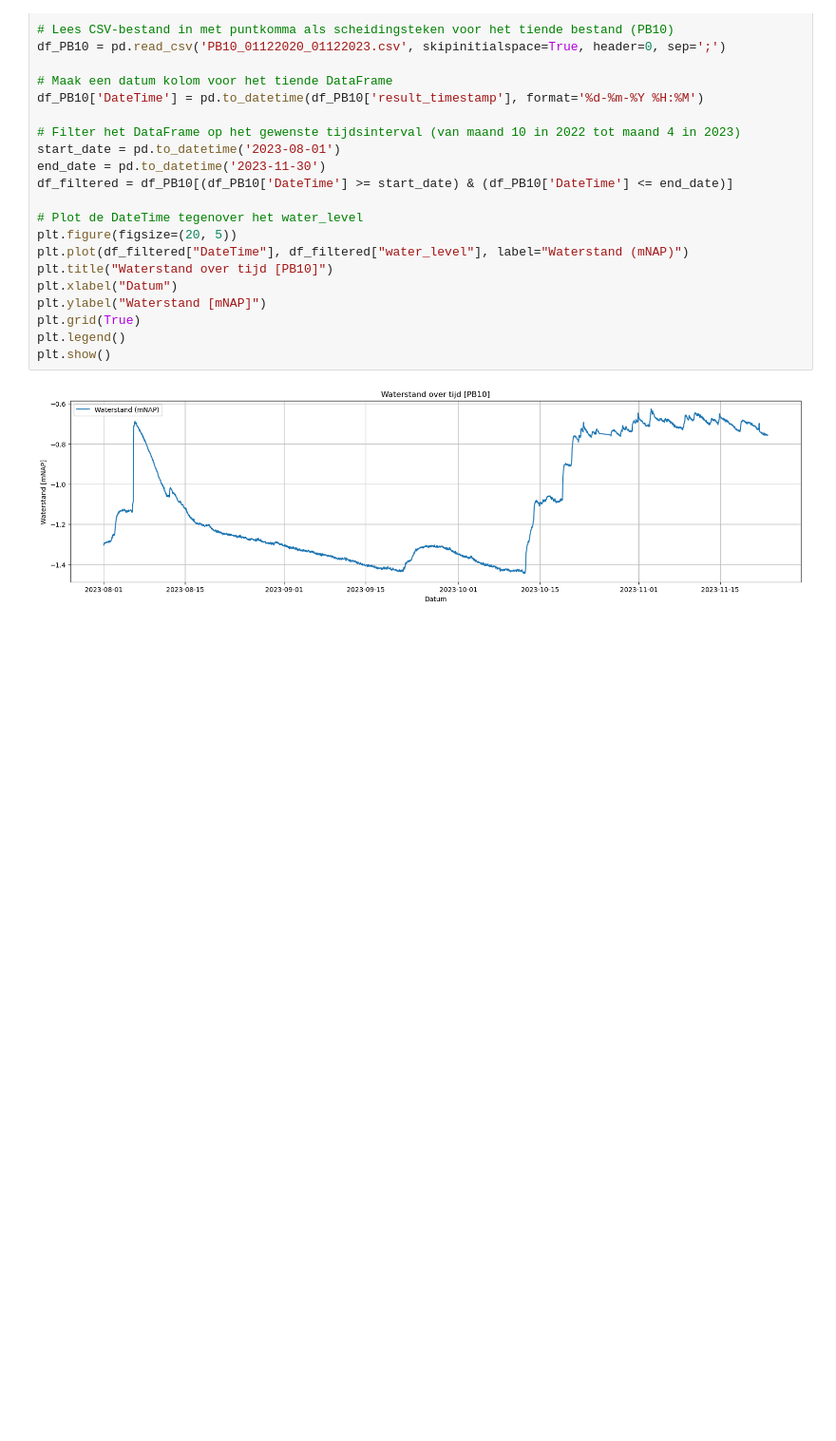
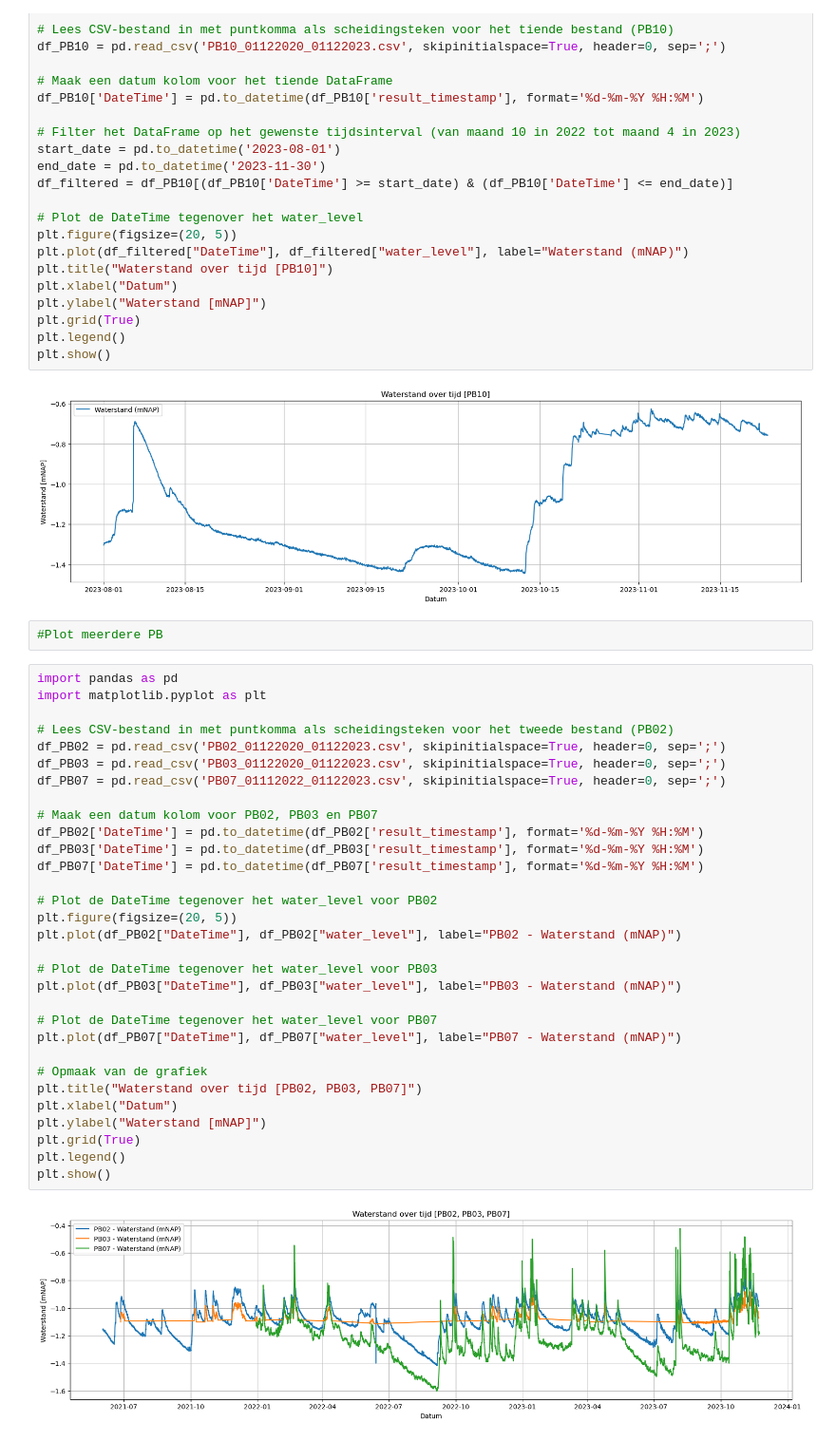
Before and after one commit to Dim277/Casus_waterbergende_weg, a Jupyter notebook: Peilbuizen_Plot.ipynb, the cells around one changed output. Shown at 95% size. Saved outputs shown, nothing was run; the diff lists cells and outputs as text; blank space fills up the shorter version.

```diff
--- a/Peilbuizen_Plot.ipynb
+++ b/Peilbuizen_Plot.ipynb
@@ -321,3 +321,38 @@ plt.legend()
 plt.show()
 # %% [output]
 [figure]
+# %%
+#Plot meerdere PB
+# %%
+import pandas as pd
+import matplotlib.pyplot as plt
+
+# Lees CSV-bestand in met puntkomma als scheidingsteken voor het tweede bestand (PB02)
+df_PB02 = pd.read_csv('PB02_01122020_01122023.csv', skipinitialspace=True, header=0, sep=';')
+df_PB03 = pd.read_csv('PB03_01122020_01122023.csv', skipinitialspace=True, header=0, sep=';')
+df_PB07 = pd.read_csv('PB07_01112022_01122023.csv', skipinitialspace=True, header=0, sep=';')
+
+# Maak een datum kolom voor PB02, PB03 en PB07
+df_PB02['DateTime'] = pd.to_datetime(df_PB02['result_timestamp'], format='%d-%m-%Y %H:%M')
+df_PB03['DateTime'] = pd.to_datetime(df_PB03['result_timestamp'], format='%d-%m-%Y %H:%M')
+df_PB07['DateTime'] = pd.to_datetime(df_PB07['result_timestamp'], format='%d-%m-%Y %H:%M')
+
+# Plot de DateTime tegenover het water_level voor PB02
+plt.figure(figsize=(20, 5))
+plt.plot(df_PB02["DateTime"], df_PB02["water_level"], label="PB02 - Waterstand (mNAP)")
+
+# Plot de DateTime tegenover het water_level voor PB03
+plt.plot(df_PB03["DateTime"], df_PB03["water_level"], label="PB03 - Waterstand (mNAP)")
+
+# Plot de DateTime tegenover het water_level voor PB07
+plt.plot(df_PB07["DateTime"], df_PB07["water_level"], label="PB07 - Waterstand (mNAP)")
+
+# Opmaak van de grafiek
+plt.title("Waterstand over tijd [PB02, PB03, PB07]")
+plt.xlabel("Datum")
+plt.ylabel("Waterstand [mNAP]")
+plt.grid(True)
+plt.legend()
+plt.show()
+# %% [output]
+[figure, added]
```
Also changed, not shown: parts of 2 cells of this notebook.
